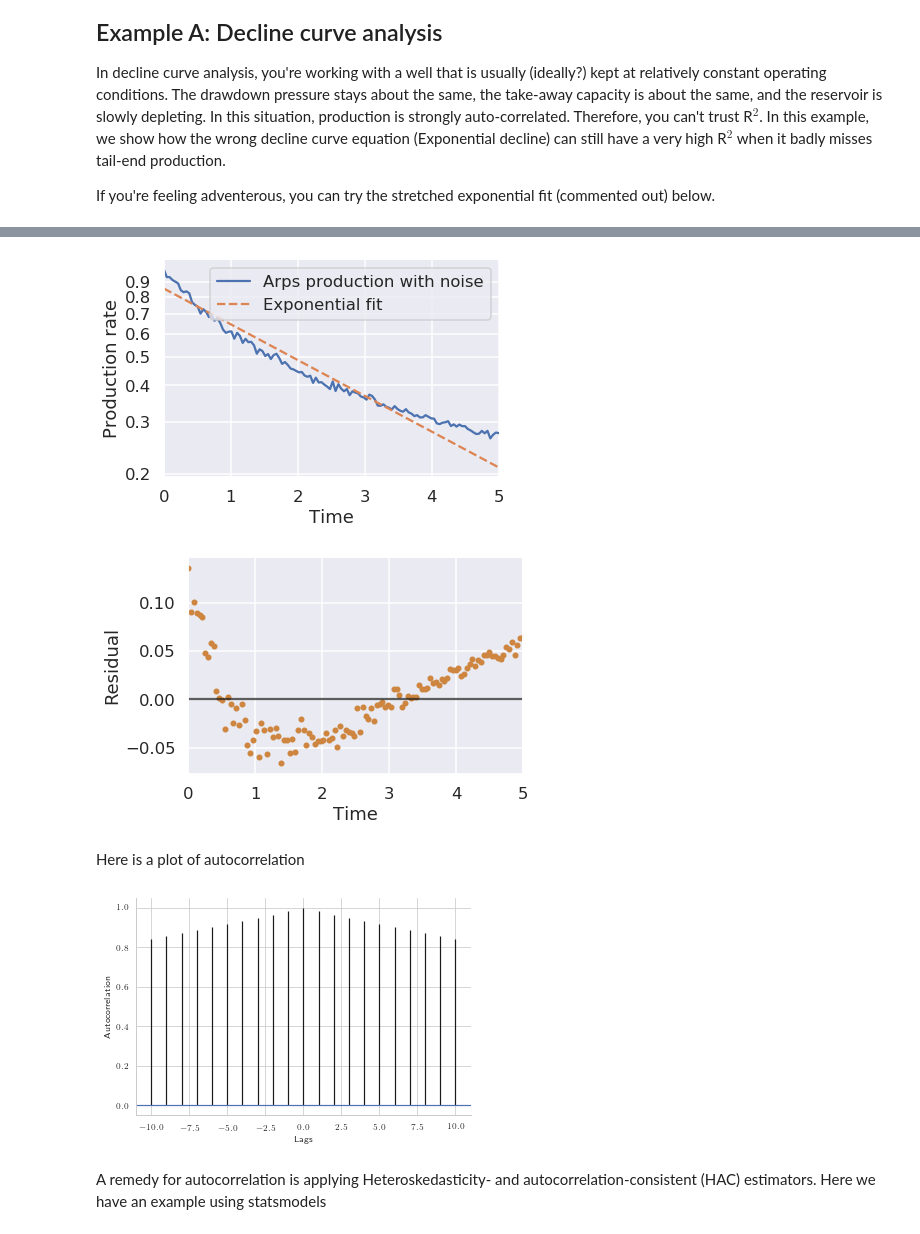
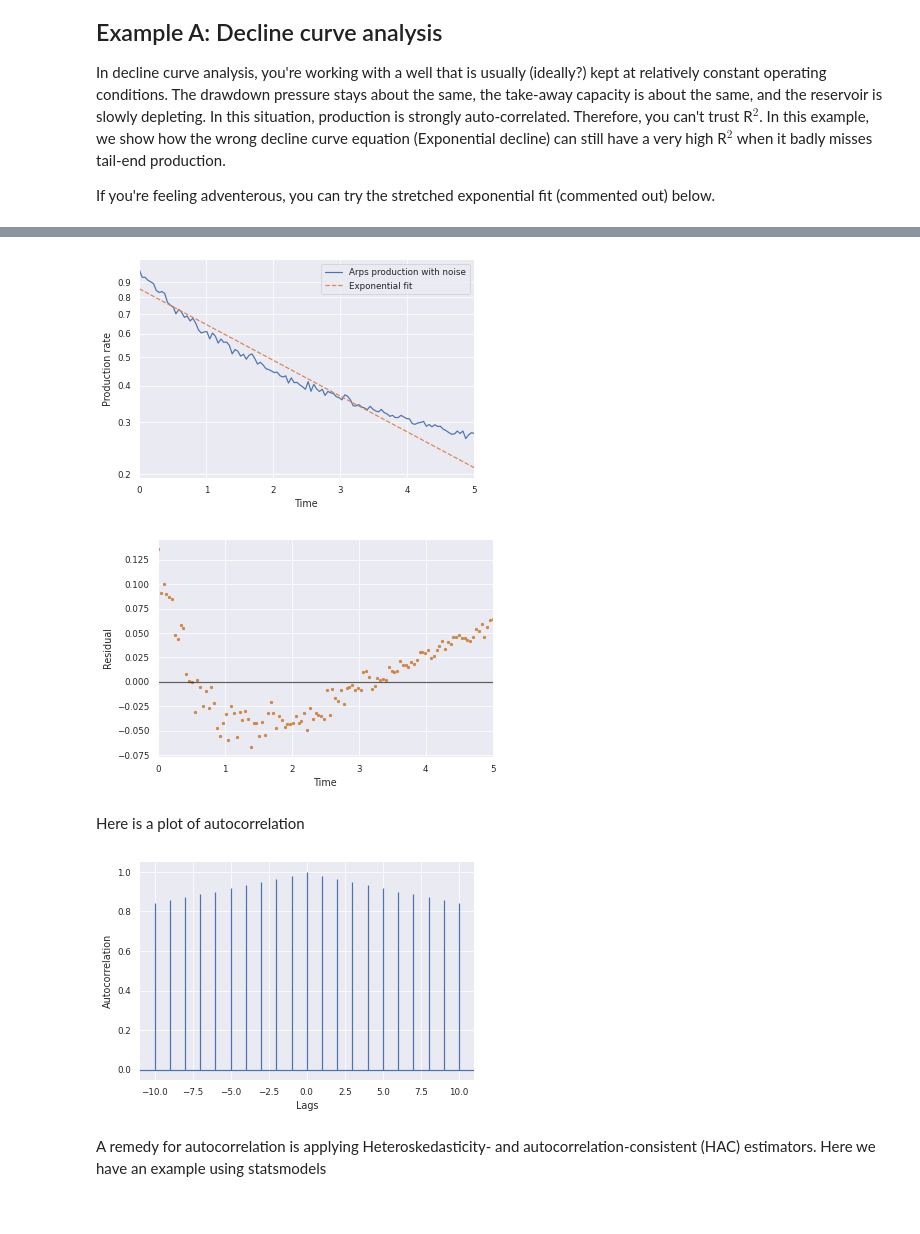
Before and after one commit to frank1010111/statistical_missteps, a Jupyter notebook: Misinterpreting R-squared.ipynb, the cells around one changed output, grey strips where cells are left out. Drawn from its saved outputs; the diff is of its cells as text; code cells hidden in the pictures.

```diff
--- a/Misinterpreting R-squared.ipynb
+++ b/Misinterpreting R-squared.ipynb
@@ -1,11 +1,15 @@
 # %%
-%pylab inline --no-import-all
+import numpy as np
+import matplotlib.pyplot as plt
 import pandas as pd
 from scipy import optimize
 import seaborn as sns
 from scipy import stats
 from scipy.stats import yeojohnson
 import statsmodels.formula.api as smf
-sns.set(context='talk', style='darkgrid')
-dpi=96
-online=True
+
+sns.set(context="paper", style="darkgrid")
+dpi = 96
+online = True
+talk = False
+figdir = "figures/"
@@ -50,37 +64,41 @@ err = np.random.normal(0, err_sd, len(t))
 q = arps_eq(t, b, D) * (1 + err)
 
 fig, ax = plt.subplots()
-ax.semilogy(t,q, label='Arps production with noise')
+ax.semilogy(t, q, label="Arps production with noise")
 # exponential fit
 (q0, tau), _ = optimize.curve_fit(exponential_eq, t, q)
 q_exp = exponential_eq(t, q0, tau)
-ax.semilogy(t, q_exp, '--', label="Exponential fit")
-print(f"correlation coefficient for an exponential fit is {np.corrcoef(q, q_exp)[0,1]**2:.3f}")
+ax.semilogy(t, q_exp, "--", label="Exponential fit")
+print(
+    f"correlation coefficient for an exponential fit is {np.corrcoef(q, q_exp)[0,1]**2:.3f}"
+)
 
-#stretched exponential fit
-#(q0, tau, beta), _ = optimize.curve_fit(sepd_eq, t, q)
-#q_sepd = sepd_eq(t, q0, tau, beta)
-#plt.semilogy(t, q_sepd, '--', label='Stretched Exponential fit')
-#print(f"correlation coefficient for SEPD is {np.corrcoef(q, q_sepd)[0,1]**2:.3f}")
+# stretched exponential fit
+# (q0, tau, beta), _ = optimize.curve_fit(sepd_eq, t, q)
+# q_sepd = sepd_eq(t, q0, tau, beta)
+# plt.semilogy(t, q_sepd, '--', label='Stretched Exponential fit')
+# print(f"correlation coefficient for SEPD is {np.corrcoef(q, q_sepd)[0,1]**2:.3f}")
 
 sns.despine()
-ax.set(xlabel="Time", xlim=(0,5), ylabel='Production rate')
-#ax.yaxis.set_major_locator(matplotlib.ticker.MultipleLocator(0.1))
+ax.set(xlabel="Time", xlim=(0, 5), ylabel="Production rate")
+# ax.yaxis.set_major_locator(matplotlib.ticker.MultipleLocator(0.1))
 ticks = [0.2, 0.3, 0.4, 0.5, 0.6, 0.7, 0.8, 0.9]
 plt.yticks(ticks, ticks)
-plt.legend(loc='best')
+plt.legend(loc="best")
 if not online:
-    plt.savefig(figdir + 'Arps_production_fit.png', dpi=300, bbox_inches='tight')
+    plt.savefig(figdir + "Arps_production_fit.png", dpi=300, bbox_inches="tight")
 
 
 fig, ax = plt.subplots()
-ax.plot(t,np.zeros_like(t), color='k', alpha=.7)
-ax.scatter(t, q-q_exp, marker='.',c='peru')
-ax.set(xlabel='Time', ylabel='Residual', xlim=(min(t), max(t)))
-t2 = np.linspace(0,20, 20*120)
+ax.plot(t, np.zeros_like(t), color="k", alpha=0.7)
+ax.scatter(t, q - q_exp, marker=".", c="peru")
+ax.set(xlabel="Time", ylabel="Residual", xlim=(min(t), max(t)))
+t2 = np.linspace(0, 20, 20 * 120)
 q2 = arps_eq(t, b, D)
 q_exp2 = exponential_eq(t, q0, tau)
 print(sum(q2), sum(q_exp2))
-print(f"Over a 20 year period, the exponential fit would underpredict Arps by {1-sum(q_exp2)/sum(q2):.2%}")
+print(
+    f"Over a 20 year period, the exponential fit would underpredict Arps by {1-sum(q_exp2)/sum(q2):.2%}"
+)
 # %% [output]
 correlation coefficient for an exponential fit is 0.952
@@ -88,6 +106,6 @@ correlation coefficient for an exponential fit is 0.952
 Over a 20 year period, the exponential fit would underpredict Arps by 0.67%
-[figure, old version]
+[figure, new version]
-[figure, old version]
+[figure, new version]
 # %% [markdown]
 Here is a plot of autocorrelation
 # %%
@@ -95,9 +113,10 @@ fig, ax = plt.subplots()
 lags, c, _, _ = ax.acorr(q)
 ax.set(xlabel="Lags", ylabel="Autocorrelation")
 sns.despine()
-fig.savefig(figdir + "Arps_autocorrelations.png", dpi=300, bbox_inches='tight')
+if not online:
+    fig.savefig(figdir + "Arps_autocorrelations.png", dpi=300, bbox_inches="tight")
 # %% [output]
-[figure, old version]
+[figure, new version]
 # %% [markdown]
 A remedy for autocorrelation is applying Heteroskedasticity- and autocorrelation-consistent (HAC) estimators. Here we have an example using statsmodels
 # %%
```
Also changed, not shown: parts of 8 cells of this notebook, 3 other files.
